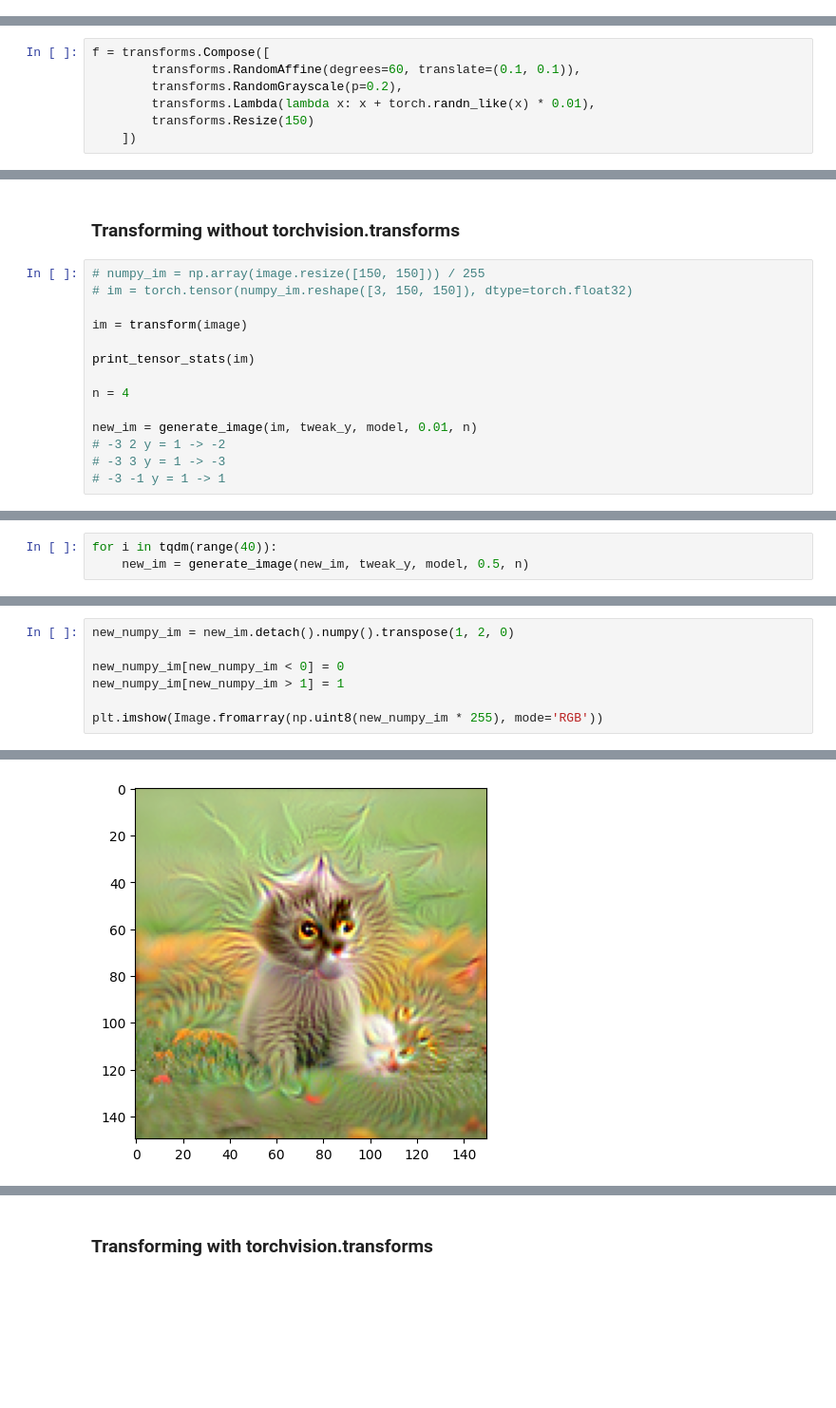
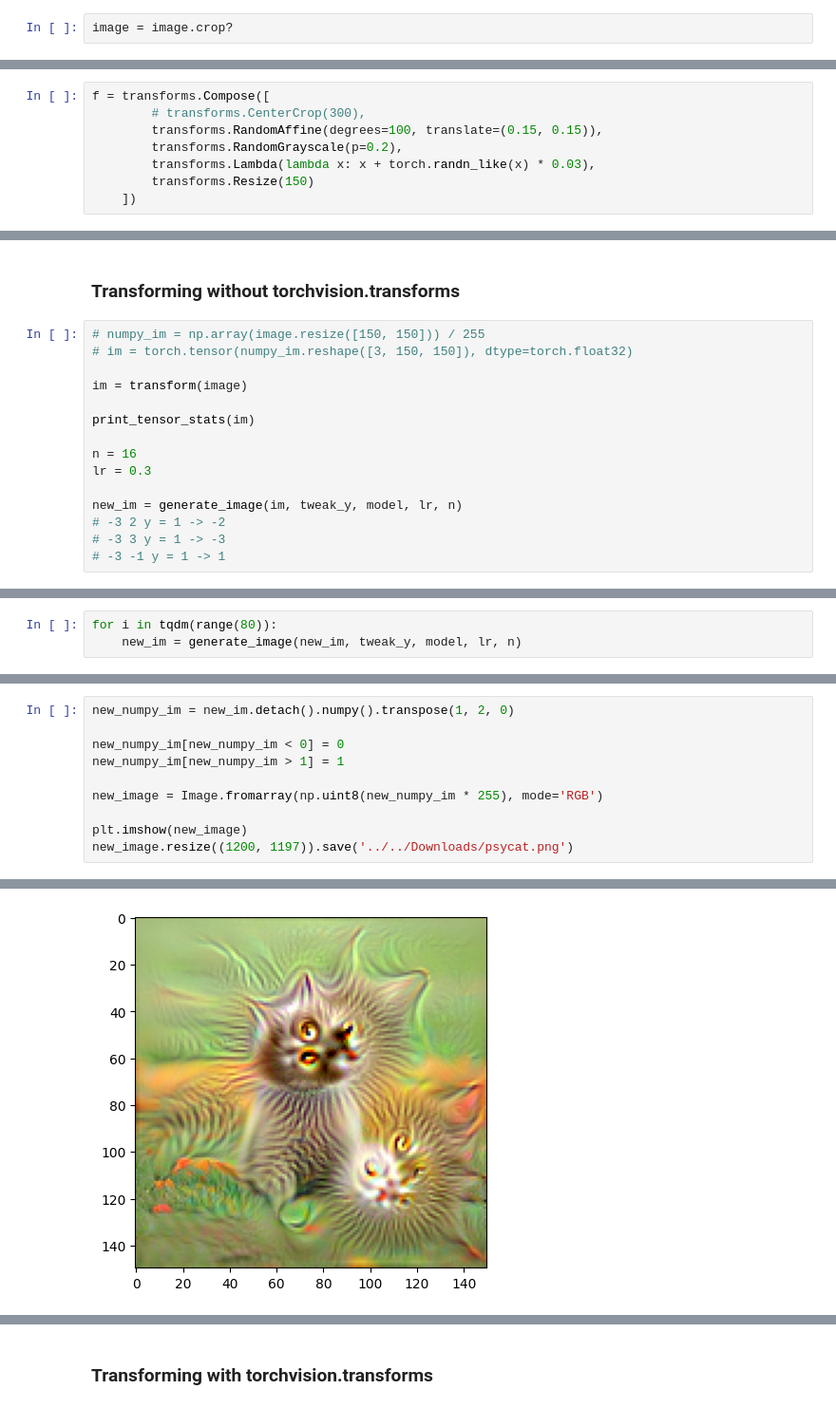
Before and after one commit to GSKW/ML, a Jupyter notebook: practice/150_images.ipynb, the cells around one changed output, grey strips where cells are left out. Shown at 95% size. Drawn from its saved outputs; the diff is of its cells as text; blank space fills up the shorter version.

```diff
--- a/practice/150_images.ipynb
+++ b/practice/150_images.ipynb
@@ -449,0 +462,2 @@ model = resnet34()
+# %%
+image = image.crop?
@@ -450,7 +482,8 @@ model = resnet34()
 # %%
 f = transforms.Compose([
-        transforms.RandomAffine(degrees=60, translate=(0.1, 0.1)),
+        # transforms.CenterCrop(300),
+        transforms.RandomAffine(degrees=100, translate=(0.15, 0.15)),
         transforms.RandomGrayscale(p=0.2),
-        transforms.Lambda(lambda x: x + torch.randn_like(x) * 0.01),
+        transforms.Lambda(lambda x: x + torch.randn_like(x) * 0.03),
         transforms.Resize(150)
     ])
@@ -622,9 +651,10 @@ im = transform(image)
 
 print_tensor_stats(im)
 
-n = 4
+n = 16
+lr = 0.3
 
-new_im = generate_image(im, tweak_y, model, 0.01, n)
+new_im = generate_image(im, tweak_y, model, lr, n)
 # -3 2 y = 1 -> -2
 # -3 3 y = 1 -> -3
 # -3 -1 y = 1 -> 1
@@ -634,4 +664,4 @@ shape=torch.Size([3, 150, 150]), min=0.0016472311690449715, max=1.0
 # %%
-for i in tqdm(range(40)):
-    new_im = generate_image(new_im, tweak_y, model, 0.5, n)
+for i in tqdm(range(80)):
+    new_im = generate_image(new_im, tweak_y, model, lr, n)
 # %% [output]
@@ -658,5 +688,8 @@ new_numpy_im = new_im.detach().numpy().transpose(1, 2, 0)
 new_numpy_im[new_numpy_im < 0] = 0
 new_numpy_im[new_numpy_im > 1] = 1
 
-plt.imshow(Image.fromarray(np.uint8(new_numpy_im * 255), mode='RGB'))
+new_image = Image.fromarray(np.uint8(new_numpy_im * 255), mode='RGB')
+
+plt.imshow(new_image)
+new_image.resize((1200, 1197)).save('../../Downloads/psycat.png')
 # %% [output]
@@ -664,4 +696,4 @@ plt.imshow(Image.fromarray(np.uint8(new_numpy_im * 255), mode='RGB'))
-[figure, old version]
+[figure, new version]
 # %%
 np.sum(np.abs(numpy_im - new_numpy_im))
 # %% [output]
```
Also changed, not shown: parts of 18 cells of this notebook, 2 other files.
